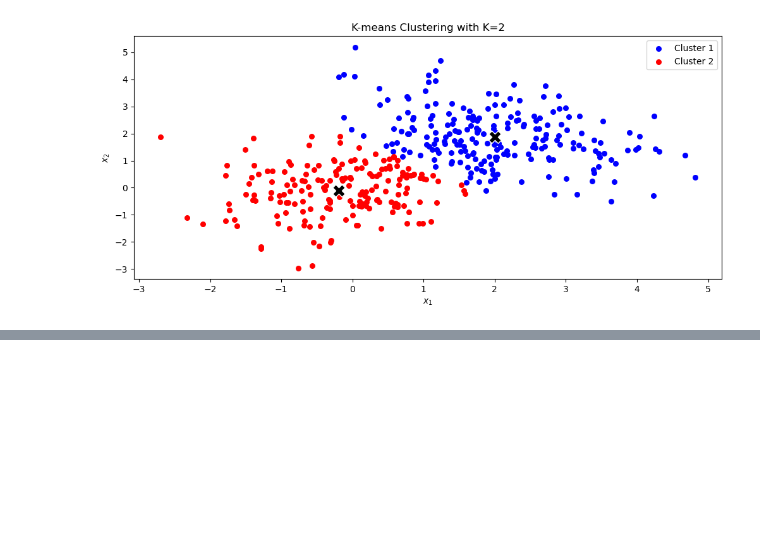
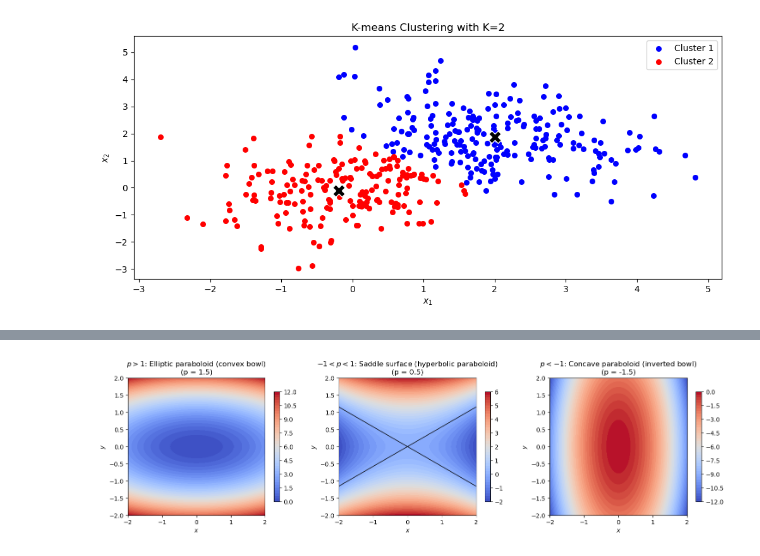
Before and after one commit to felipe-tobar/Maths-for-ML, a Jupyter notebook: tutorials/optimisation.ipynb, the cells around one changed output, grey strips where cells are left out. Saved outputs shown, nothing was run; the diff lists cells and outputs as text; code cells hidden in the pictures; blank space fills up the shorter version.

```diff
--- a/tutorials/optimisation.ipynb
+++ b/tutorials/optimisation.ipynb
@@ -206,0 +341,34 @@ plt.savefig("../img/optimisation_example_kmeans.pdf");
+# %%
+# Define the function
+def f(x, y, p):
+    return (p - 1) * x**2 + (p + 1) * y**2
+
+# Grid
+x = np.linspace(-2, 2, 300)
+y = np.linspace(-2, 2, 300)
+X, Y = np.meshgrid(x, y)
+
+# Three representative values of p
+params = [1.5, 0.5, -1.5]
+titles = [
+    r"$p>1$: Elliptic paraboloid (convex bowl)",
+    r"$-1<p<1$: Saddle surface (hyperbolic paraboloid)",
+    r"$p<-1$: Concave paraboloid (inverted bowl)"
+]
+
+fig, axs = plt.subplots(1, 3, figsize=(15, 4))
+
+for ax, p, title in zip(axs, params, titles):
+    Z = f(X, Y, p)
+    cs = ax.contourf(X, Y, Z, levels=40, cmap="coolwarm")
+    ax.contour(X, Y, Z, levels=[0], colors="k", linewidths=1)
+    ax.set_title(f"{title}\n(p = {p})")
+    ax.set_xlabel("$x$")
+    ax.set_ylabel("$y$")
+    ax.set_aspect("equal")
+    fig.colorbar(cs, ax=ax, shrink=0.8)
+
+plt.tight_layout()
+plt.savefig("../img/optimisation_2d_critical_points.pdf");
+# %% [output]
+[figure, added]
```
Also changed, not shown: parts of 20 cells of this notebook, 6 other files.
